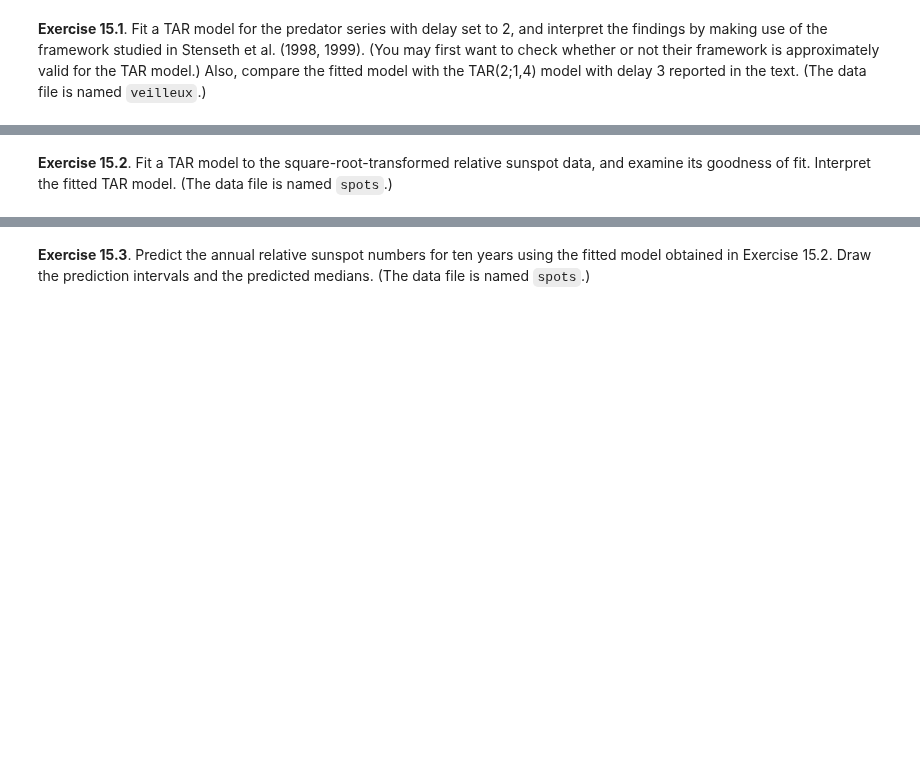
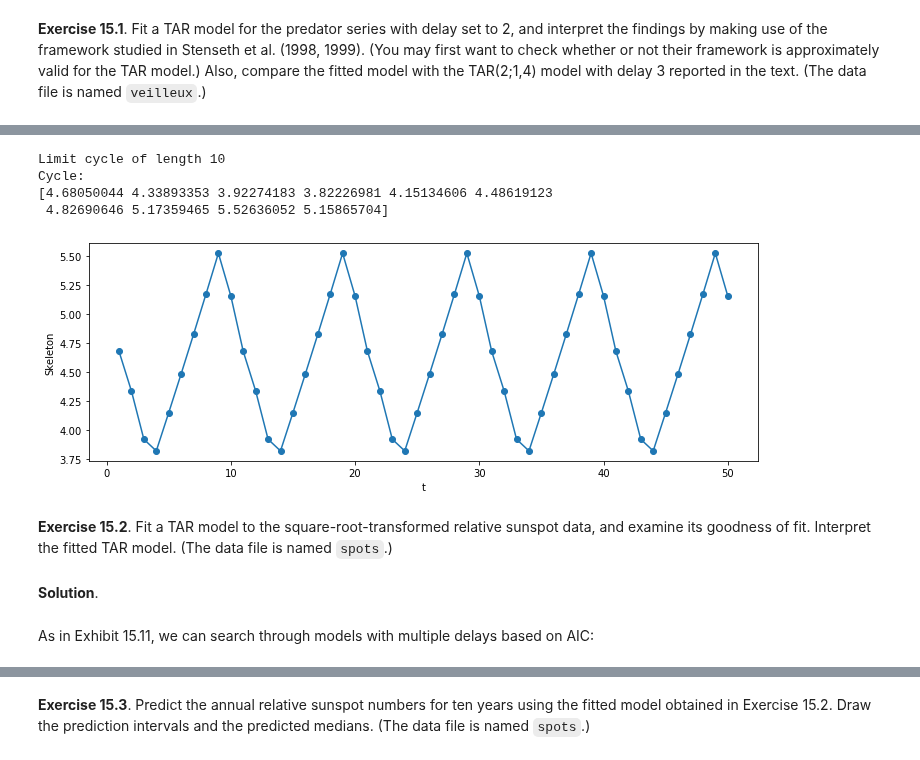
Before and after one commit to telmo-correa/time-series-analysis, a Jupyter notebook: Python/Chapter 15 (Ex 01 - 09) - Threshold Models.ipynb, the cells around one changed output, grey strips where cells are left out. Saved outputs shown, nothing was run; the diff lists cells and outputs as text; code cells hidden in the pictures; blank space fills up the shorter version.

```diff
--- a/Python/Chapter 15 (Ex 01 - 09) - Threshold Models.ipynb
+++ b/Python/Chapter 15 (Ex 01 - 09) - Threshold Models.ipynb
@@ -4,0 +44,2 @@
+# %%
+model_d3 = tar(np.log(Y), p1=4, p2=4, d=3, a=.1, b=.9, display=True)
@@ -5,2 +86,15 @@
+# %%
+plt.figure(figsize=(12, 4))
+tar_skeleton(model_d3);
+# %% [output]
+Limit cycle of length 10
+Cycle:
+[4.68050044 4.33893353 3.92274183 3.82226981 4.15134606 4.48619123
+ 4.82690646 5.17359465 5.52636052 5.15865704]
+[figure, added]
 # %% [markdown]
 **Exercise 15.2**. Fit a TAR model to the square-root-transformed relative sunspot data, and examine its goodness of fit. Interpret the fitted TAR model. (The data file is named `spots`.)
+# %% [markdown]
+**Solution**.
+# %% [markdown]
+As in Exhibit 15.11, we can search through models with multiple delays based on AIC:
```
Also changed, not shown: parts of 19 cells of this notebook, 1 other file.
